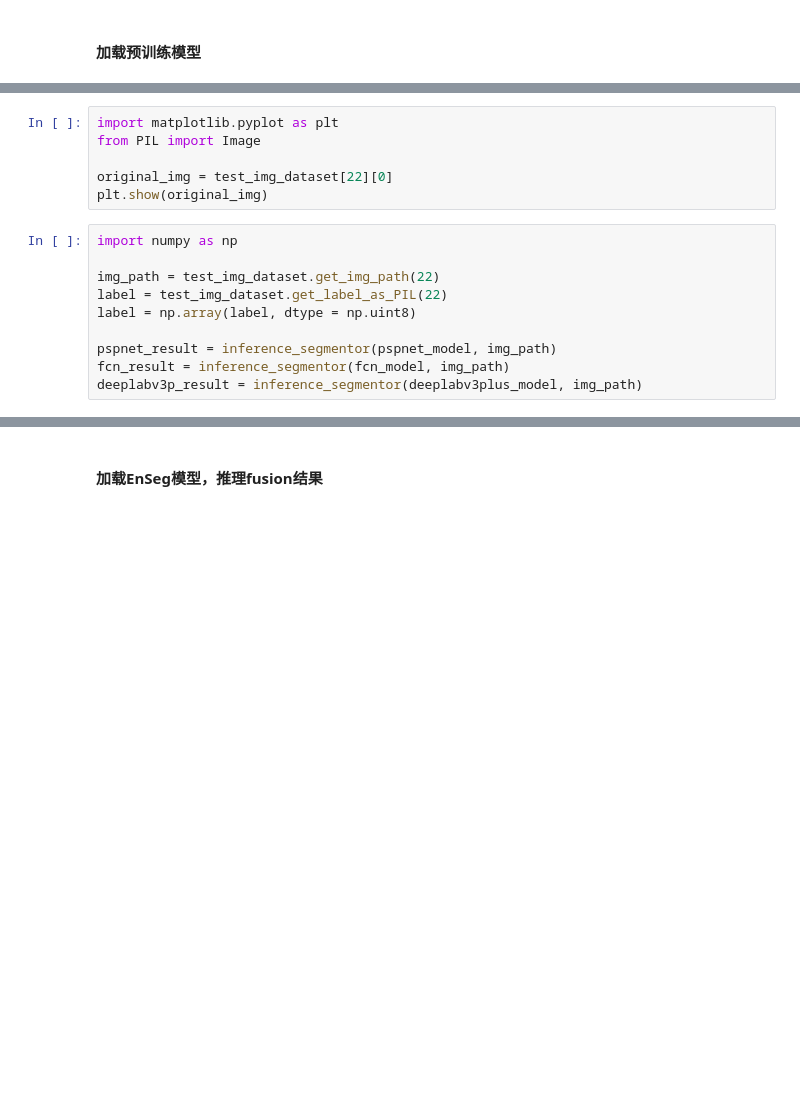
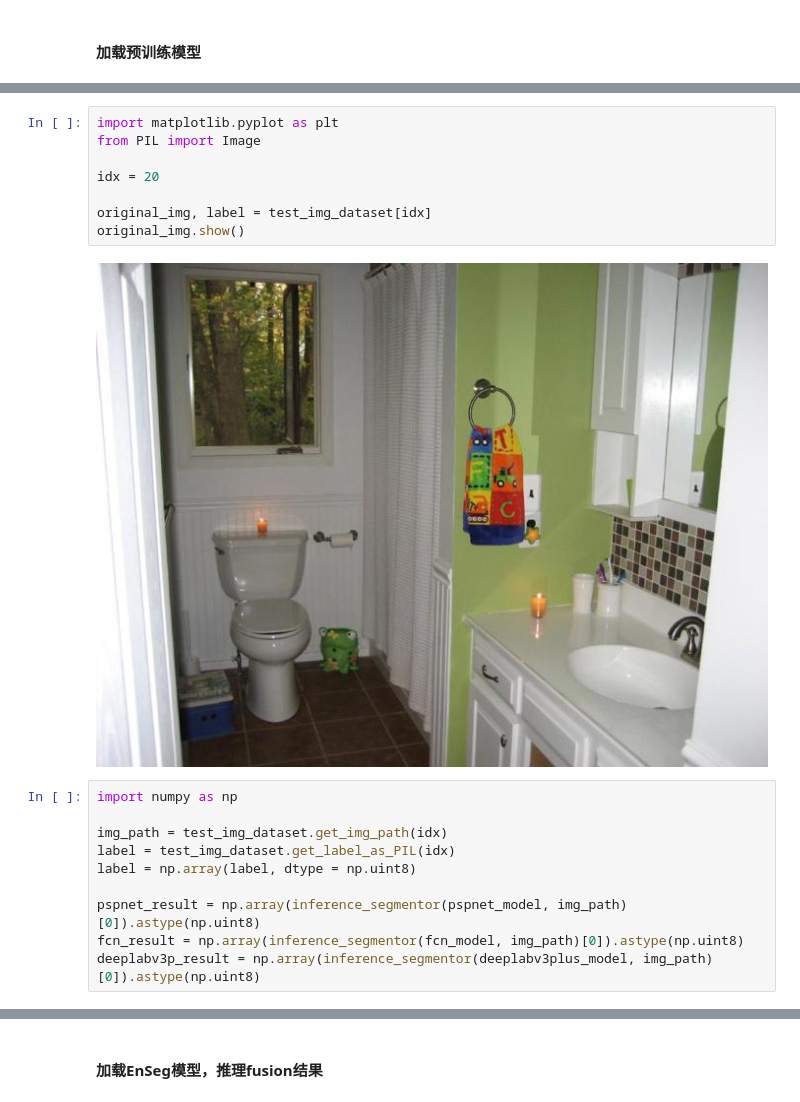
Before and after one commit to AlexwellChen/EnSeg, a Jupyter notebook: show seg res.ipynb, the cells around one changed output, grey strips where cells are left out. Cells and saved outputs as stored; diff of their text form; blank space fills up the shorter version.

```diff
--- a/show seg res.ipynb
+++ b/show seg res.ipynb
@@ -42,16 +46,20 @@ test_img_dataset = ADE20KDataset(test_img_path, test_label_path)
 # %%
 import matplotlib.pyplot as plt
 from PIL import Image
 
-original_img = test_img_dataset[22][0]
-plt.show(original_img)
+idx = 20
+
+original_img, label = test_img_dataset[idx]
+original_img.show()
+# %% [output]
+[figure, added]
 # %%
 import numpy as np
 
-img_path = test_img_dataset.get_img_path(22)
-label = test_img_dataset.get_label_as_PIL(22)
+img_path = test_img_dataset.get_img_path(idx)
+label = test_img_dataset.get_label_as_PIL(idx)
 label = np.array(label, dtype = np.uint8)
 
-pspnet_result = inference_segmentor(pspnet_model, img_path)
-fcn_result = inference_segmentor(fcn_model, img_path)
-deeplabv3p_result = inference_segmentor(deeplabv3plus_model, img_path)
+pspnet_result = np.array(inference_segmentor(pspnet_model, img_path)[0]).astype(np.uint8)
+fcn_result = np.array(inference_segmentor(fcn_model, img_path)[0]).astype(np.uint8)
+deeplabv3p_result = np.array(inference_segmentor(deeplabv3plus_model, img_path)[0]).astype(np.uint8)
```
Also changed, not shown: parts of 7 cells of this notebook.
